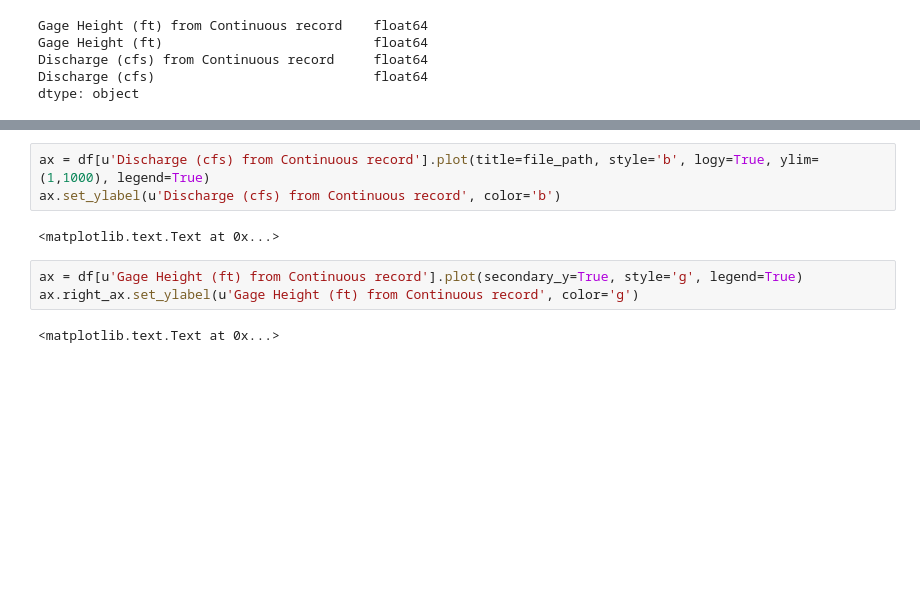
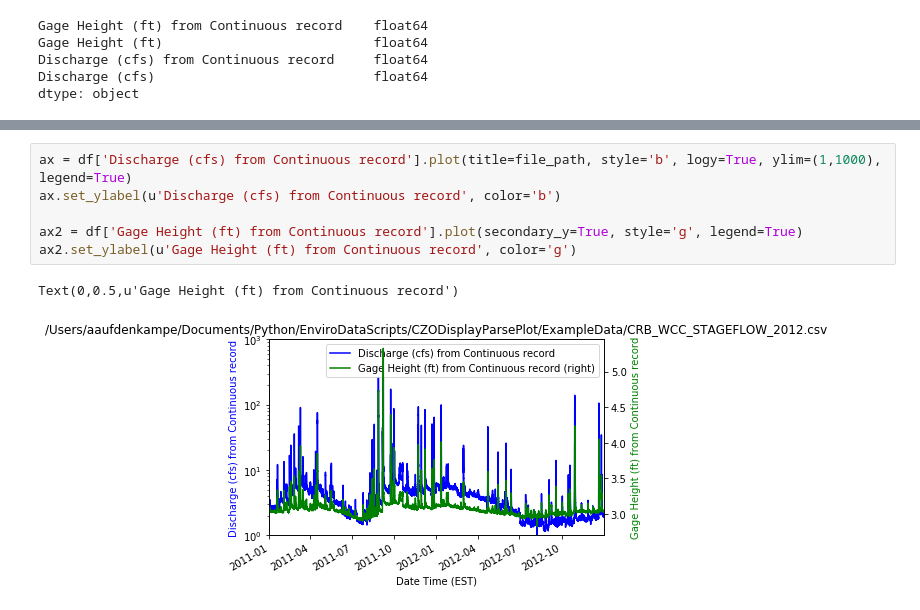
Before and after one commit to aufdenkampe/EnviroDataScripts, a Jupyter notebook: CZODisplayParsePlot/CZODisplaytoDataFrame_WCC-Flow.ipynb, the cells around one changed output, grey strips where cells are left out. Saved outputs shown, nothing was run; the diff lists cells and outputs as text; blank space fills up the shorter version.

```diff
--- a/CZODisplayParsePlot/CZODisplaytoDataFrame_WCC-Flow.ipynb
+++ b/CZODisplayParsePlot/CZODisplaytoDataFrame_WCC-Flow.ipynb
@@ -103,10 +123,9 @@ plt.figure(1)
 # %%
-ax = df[u'Discharge (cfs) from Continuous record'].plot(title=file_path, style='b', logy=True, ylim=(1,1000), legend=True)
+ax = df['Discharge (cfs) from Continuous record'].plot(title=file_path, style='b', logy=True, ylim=(1,1000), legend=True)
 ax.set_ylabel(u'Discharge (cfs) from Continuous record', color='b')
+
+ax2 = df['Gage Height (ft) from Continuous record'].plot(secondary_y=True, style='g', legend=True)
+ax2.set_ylabel(u'Gage Height (ft) from Continuous record', color='g')
 # %% [output]
-<matplotlib.text.Text at 0x...>
+Text(0,0.5,u'Gage Height (ft) from Continuous record')
+[figure, added]
-# %%
-ax = df[u'Gage Height (ft) from Continuous record'].plot(secondary_y=True, style='g', legend=True)
-ax.right_ax.set_ylabel(u'Gage Height (ft) from Continuous record', color='g')
-# %% [output]
-<matplotlib.text.Text at 0x...>
```
Also changed, not shown: parts of 10 cells of this notebook.
